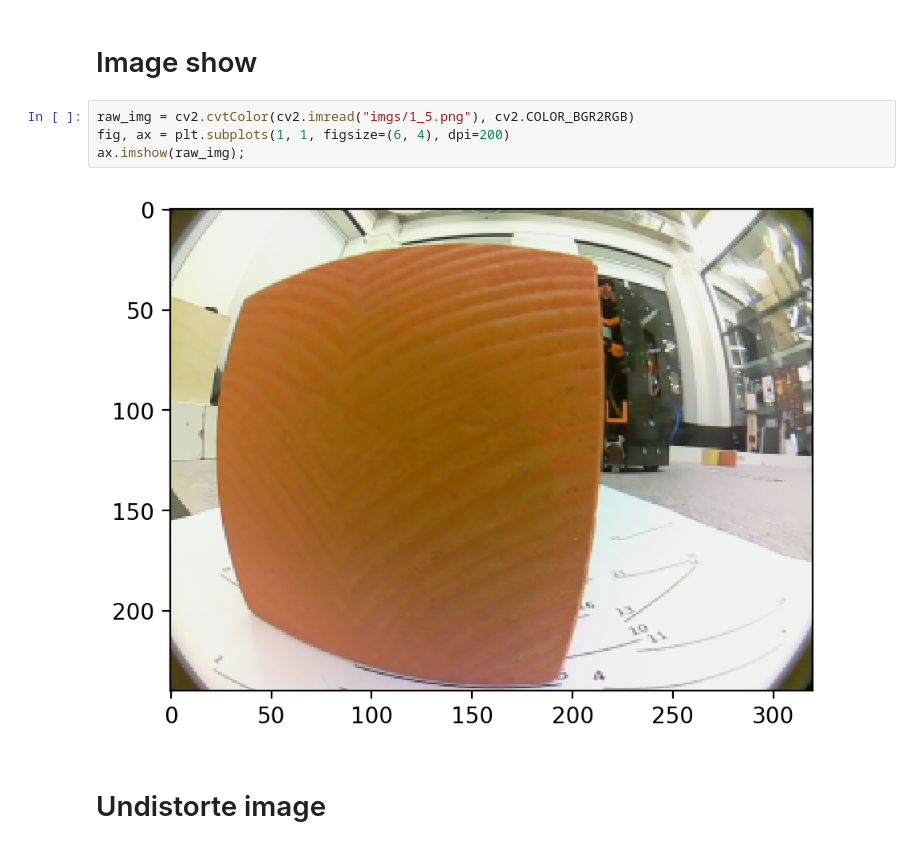
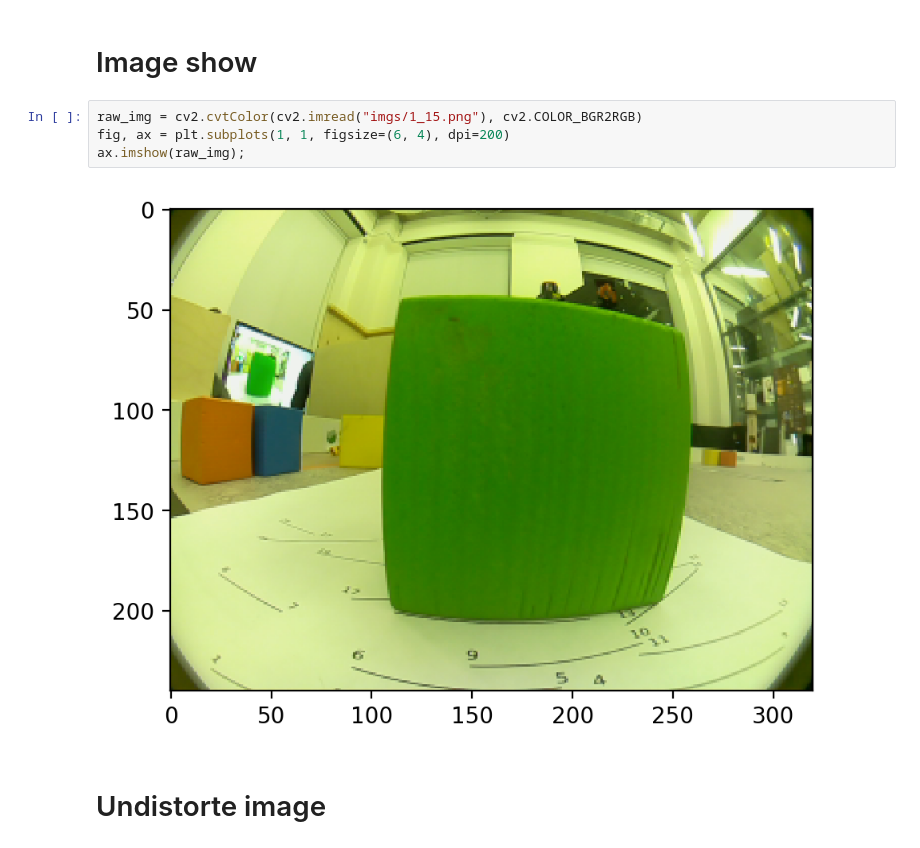
Before and after one commit to SkoltechRobotics/Eurobot2018, a Jupyter notebook: ComputerVision/CubeLocalisation/CubeLocalization.ipynb, the cells around one changed output. Saved outputs shown, nothing was run; the diff lists cells and outputs as text.

```diff
--- a/ComputerVision/CubeLocalisation/CubeLocalization.ipynb
+++ b/ComputerVision/CubeLocalisation/CubeLocalization.ipynb
@@ -10,11 +10,11 @@ import random
 # %% [markdown]
 # Image show
 # %%
-raw_img = cv2.cvtColor(cv2.imread("imgs/1_5.png"), cv2.COLOR_BGR2RGB)
+raw_img = cv2.cvtColor(cv2.imread("imgs/1_15.png"), cv2.COLOR_BGR2RGB)
 fig, ax = plt.subplots(1, 1, figsize=(6, 4), dpi=200)
 ax.imshow(raw_img);
 # %% [output]
-[figure, old version]
+[figure, new version]
 # %% [markdown]
 # Undistorte image
 # %%
```
Also changed, not shown: parts of 10 cells of this notebook, 20 other files.
